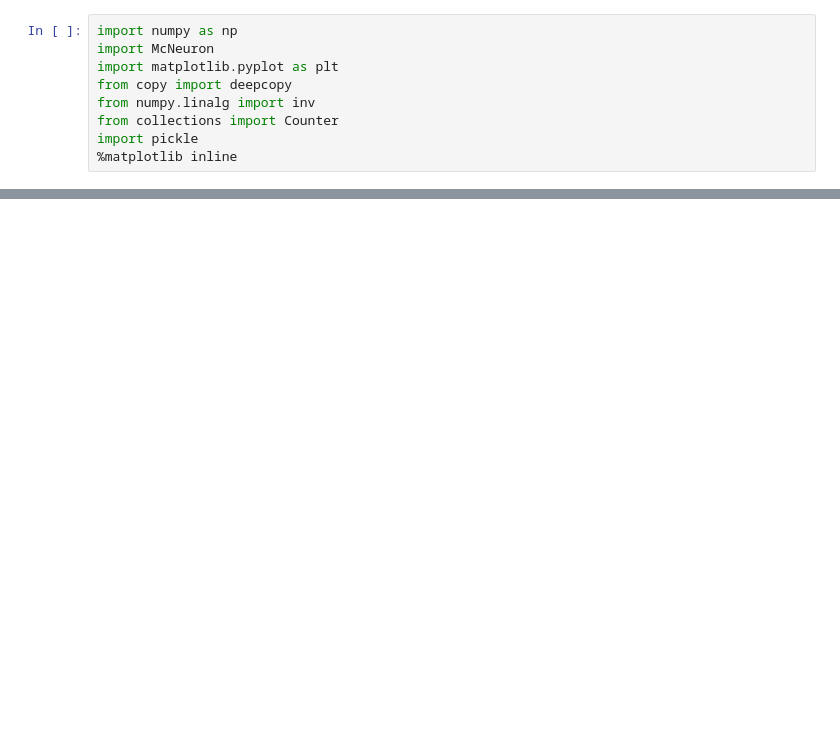
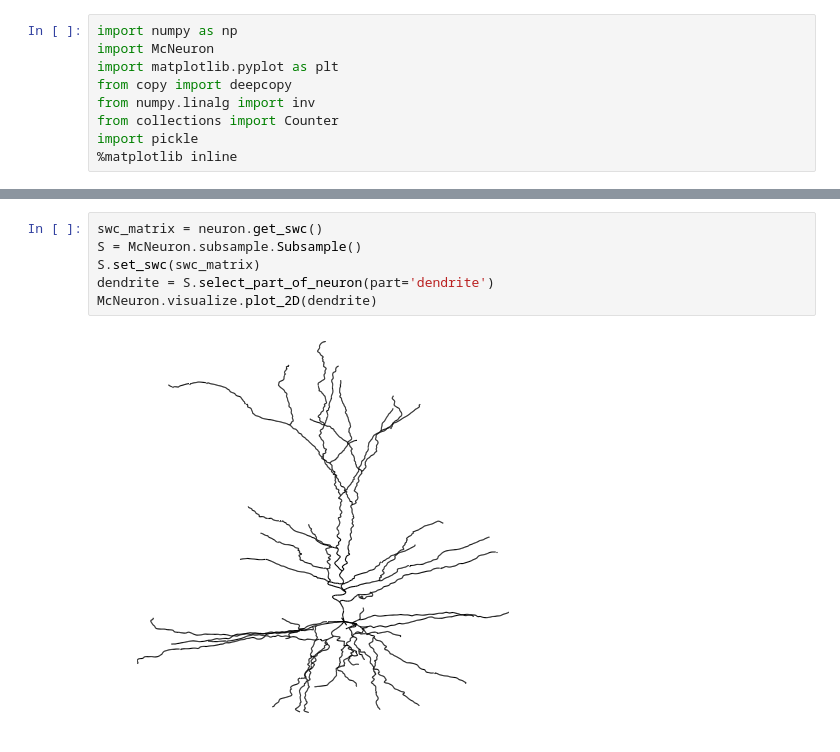
Before and after one commit to BonsaiNet/McNeuron, a Jupyter notebook: How to use McNeuron to depict a neuron.ipynb, the cells around one changed output, grey strips where cells are left out. Saved outputs shown, nothing was run; the diff lists cells and outputs as text; blank space fills up the shorter version.

```diff
--- a/How to use McNeuron to depict a neuron.ipynb
+++ b/How to use McNeuron to depict a neuron.ipynb
@@ -14,0 +15,8 @@ McNeuron.visualize.plot_2D(n)
+# %%
+swc_matrix = neuron.get_swc()
+S = McNeuron.subsample.Subsample()
+S.set_swc(swc_matrix)
+dendrite = S.select_part_of_neuron(part='dendrite')
+McNeuron.visualize.plot_2D(dendrite)
+# %% [output]
+[figure, added]
```
Also changed, not shown: parts of 1 cell of this notebook, 3 other files.
